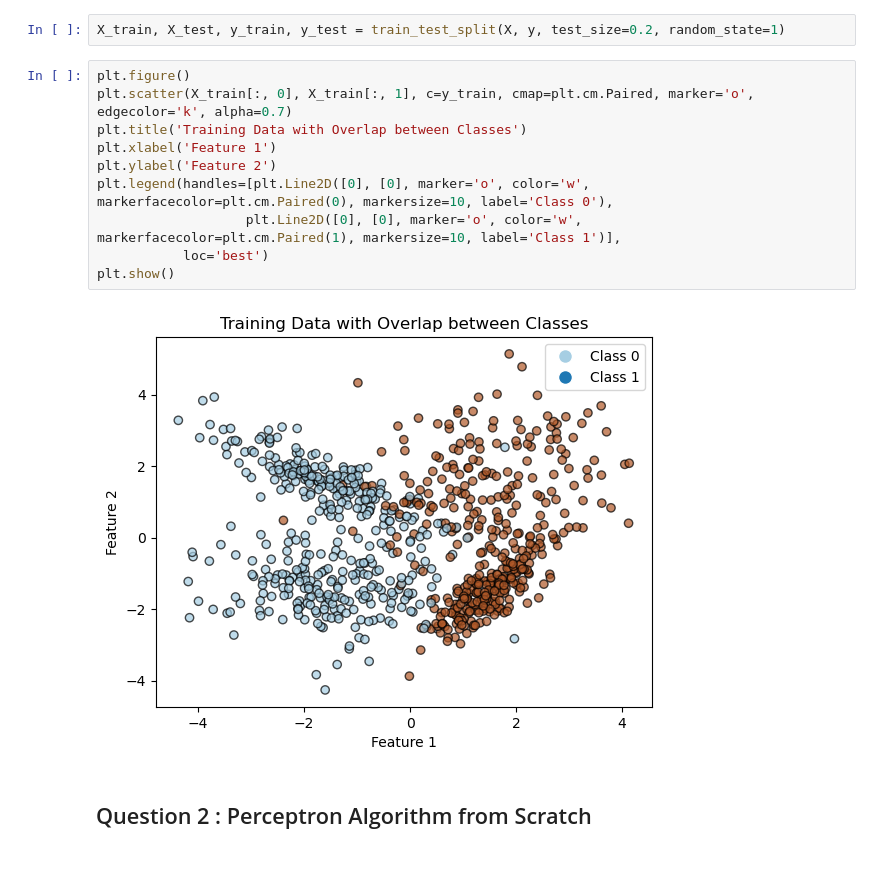
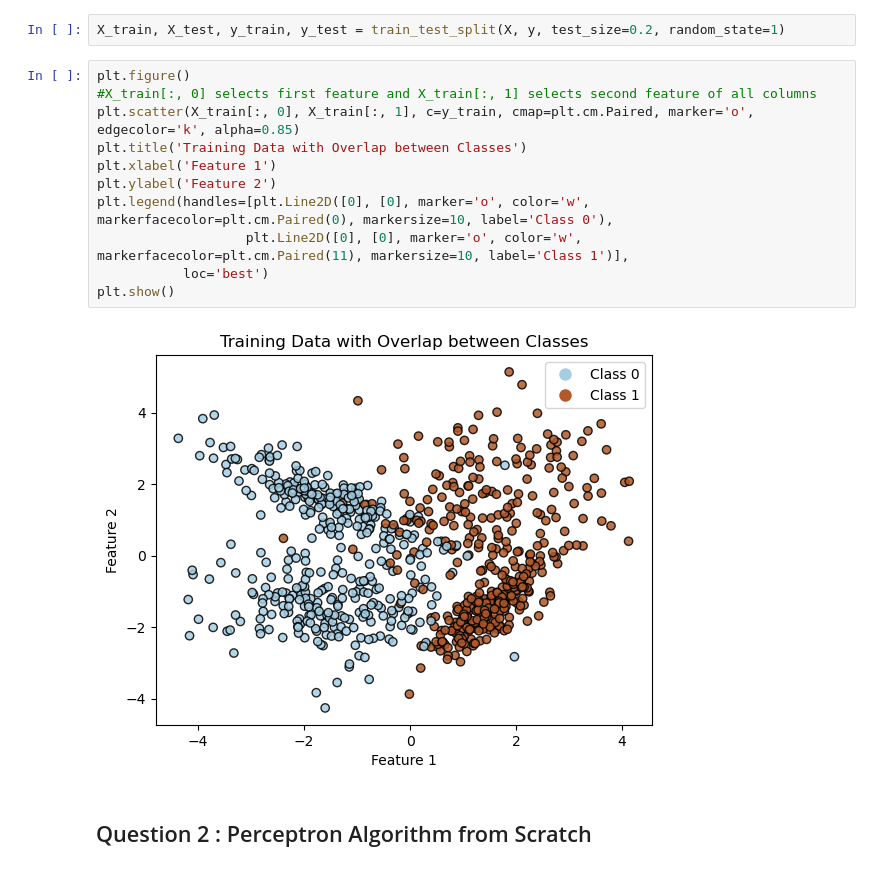
Before and after one commit to chandana4/Deep_Learning_Lab, a Jupyter notebook: Lab_0.ipynb, the cells around one changed output. Cells and saved outputs as stored; diff of their text form.

```diff
--- a/Lab_0.ipynb
+++ b/Lab_0.ipynb
@@ -20,16 +20,17 @@ X, y = make_classification(
 X_train, X_test, y_train, y_test = train_test_split(X, y, test_size=0.2, random_state=1)
 # %%
 plt.figure()
-plt.scatter(X_train[:, 0], X_train[:, 1], c=y_train, cmap=plt.cm.Paired, marker='o', edgecolor='k', alpha=0.7)
+#X_train[:, 0] selects first feature and X_train[:, 1] selects second feature of all columns
+plt.scatter(X_train[:, 0], X_train[:, 1], c=y_train, cmap=plt.cm.Paired, marker='o', edgecolor='k', alpha=0.85)
 plt.title('Training Data with Overlap between Classes')
 plt.xlabel('Feature 1')
 plt.ylabel('Feature 2')
 plt.legend(handles=[plt.Line2D([0], [0], marker='o', color='w', markerfacecolor=plt.cm.Paired(0), markersize=10, label='Class 0'),
-                   plt.Line2D([0], [0], marker='o', color='w', markerfacecolor=plt.cm.Paired(1), markersize=10, label='Class 1')],
+                   plt.Line2D([0], [0], marker='o', color='w', markerfacecolor=plt.cm.Paired(11), markersize=10, label='Class 1')],
            loc='best')
 plt.show()
 # %% [output]
-[figure, old version]
+[figure, new version]
 # %% [markdown]
 ## Question 2 : Perceptron Algorithm from Scratch
 # %% [markdown]
```
Also changed, not shown: parts of 7 cells of this notebook.
